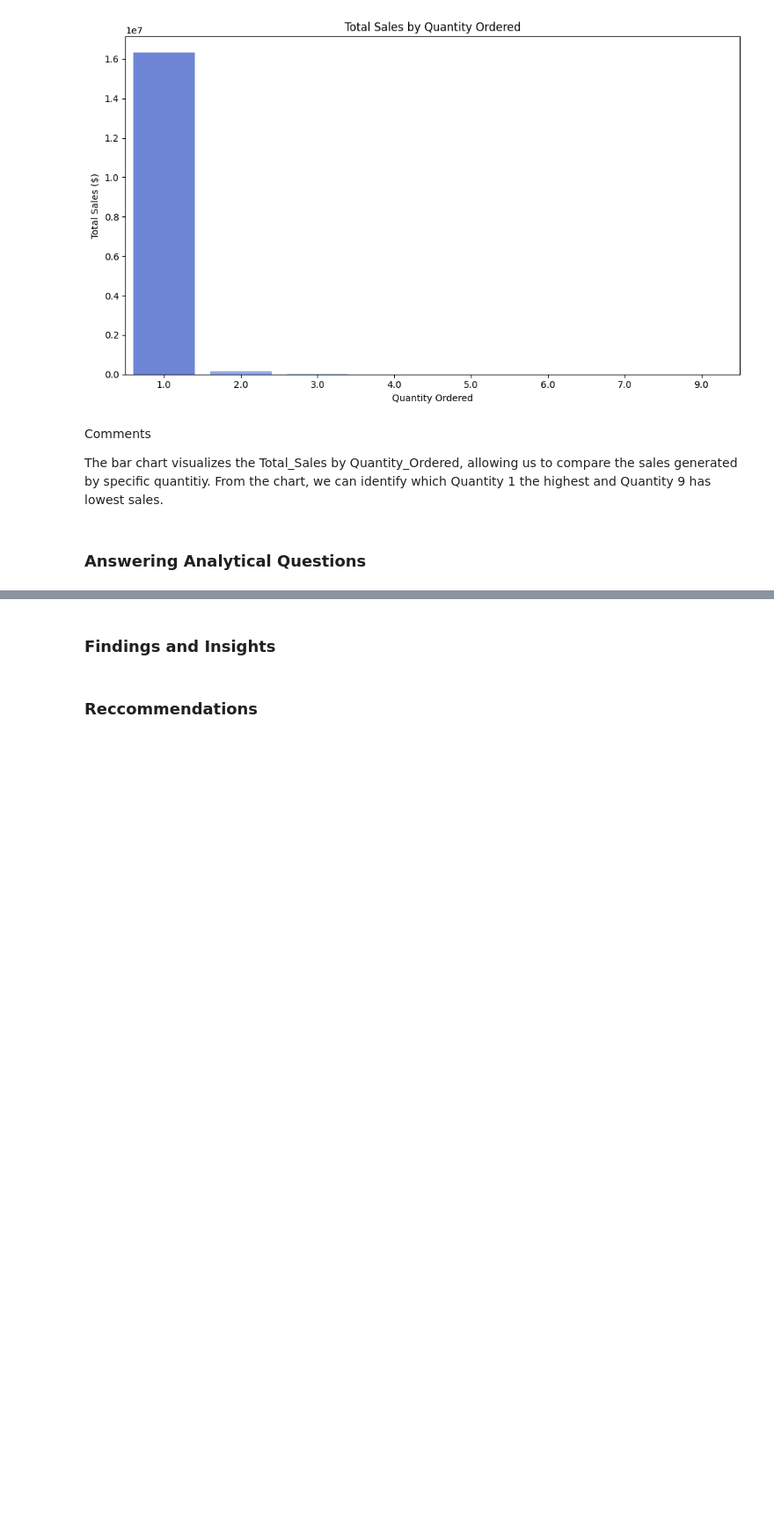
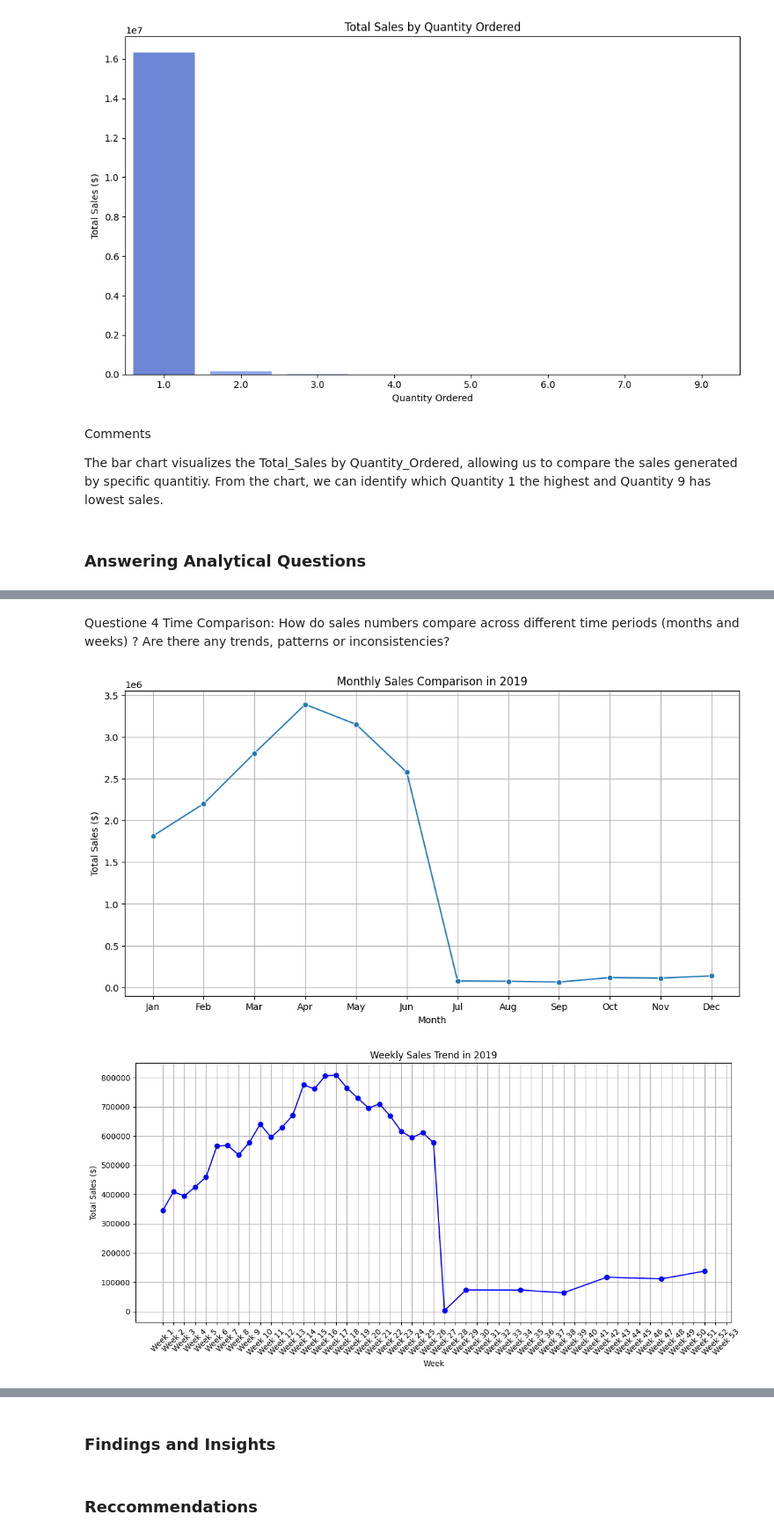
Before and after one commit to Njuraita/Bay-Technologies-BI-Solution, a Jupyter notebook: main.ipynb, the cells around one changed output, grey strips where cells are left out. Shown at 88% size. Drawn from its saved outputs; the diff is of its cells as text; code cells hidden in the pictures; blank space fills up the shorter version.

Commit message:
Answering analytical Questions

```diff
--- a/main.ipynb
+++ b/main.ipynb
@@ -1071,0 +1172,37 @@ Question 1
+# %% [markdown]
+Questione 4 Time Comparison: How do sales numbers compare across different time periods (months and weeks) ? Are there any trends, patterns or inconsistencies?
+# %%
+# Plot monthly sales comparison using Seaborn
+plt.figure(figsize=(12, 6))
+sns.lineplot(data=monthly_sales, x='Month', y='Total_Sales', marker='o', linestyle='-',
+             palette='tab10')
+plt.title('Monthly Sales Comparison in 2019')
+plt.xlabel('Month')
+plt.ylabel('Total Sales ($)')
+plt.xticks(ticks=list(range(1, 13)), labels=['Jan', 'Feb', 'Mar', 'Apr', 'May', 'Jun',
+                                              'Jul', 'Aug', 'Sep', 'Oct', 'Nov', 'Dec'])
+plt.grid(True)
+plt.show()
+
+
+# Ensure that 'Order_Date' is in datetime format
+Final_Sales_2019['Order_Date'] = pd.to_datetime(Final_Sales_2019['Order_Date'], errors='coerce')
+Final_Sales_2019['Week'] = Final_Sales_2019['Order_Date'].dt.isocalendar().week
+
+# Calculate weekly sales
+weekly_sales = Final_Sales_2019.groupby('Week')['Total_Sales'].sum().reset_index()
+weekly_sales.columns = ['Week', 'Total_Sales']
+
+# Plot weekly sales trend using Matplotlib
+plt.figure(figsize=(12, 6))
+plt.plot(weekly_sales['Week'], weekly_sales['Total_Sales'], marker='o', linestyle='-', color='b')
+plt.title('Weekly Sales Trend in 2019')
+plt.xlabel('Week')
+plt.ylabel('Total Sales ($)')
+plt.xticks(ticks=range(1, 54), labels=[f'Week {i}' for i in range(1, 54)], rotation=45)
+plt.grid(True)
+plt.tight_layout()
+plt.show()
+# %% [output]
+[figure, added]
+[figure, added]
```
Also changed, not shown: parts of 15 cells of this notebook, 1 other file.
